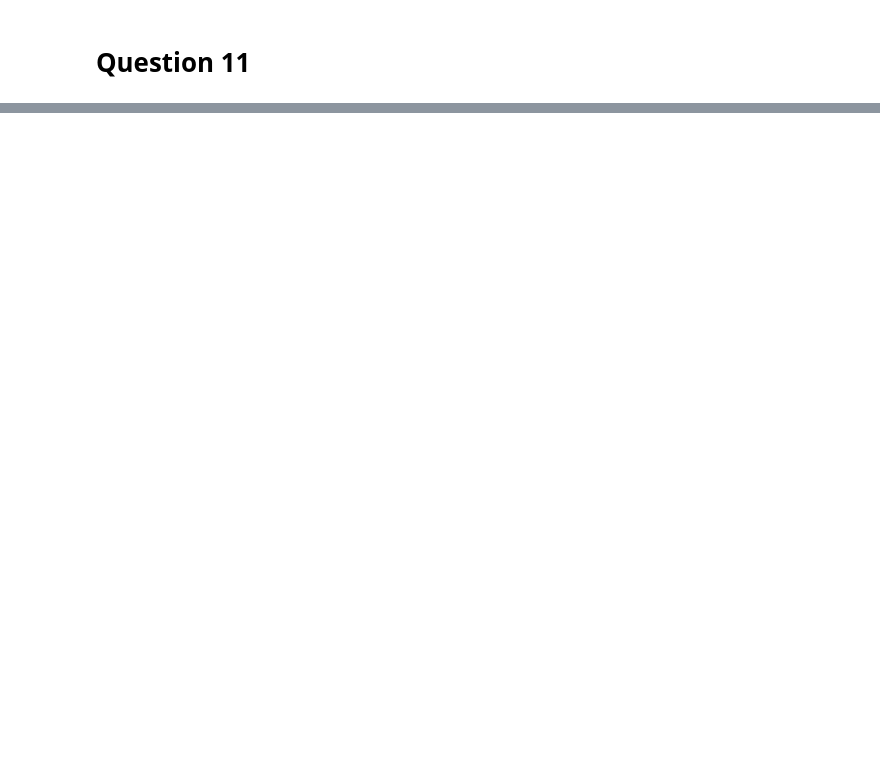
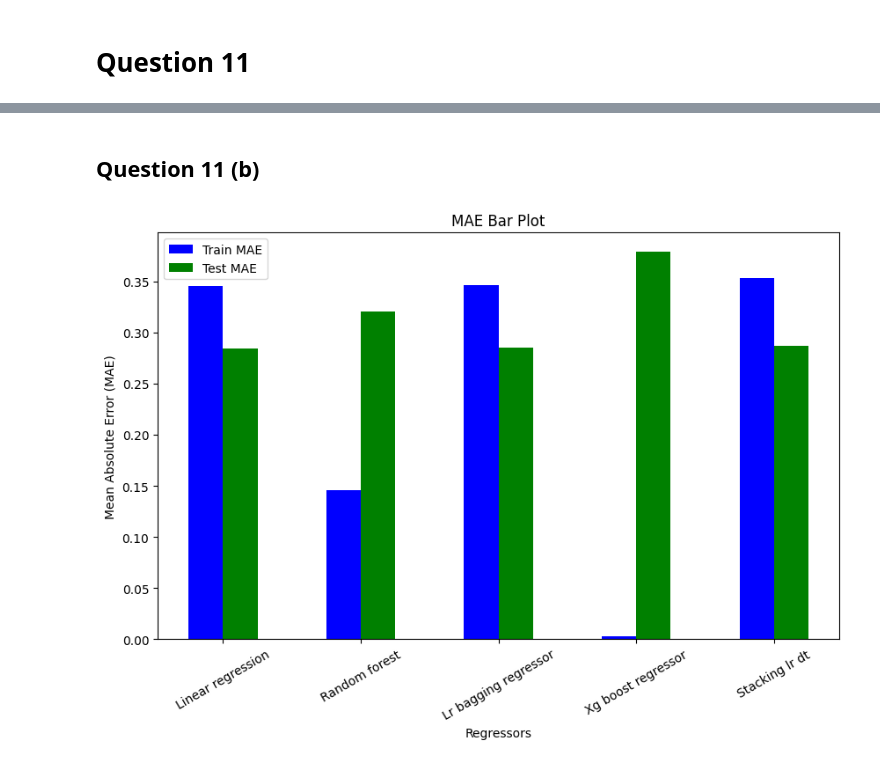
Before and after one commit to skolix15/Machine_Learning_2025, a Jupyter notebook: Exercise_three_(3).ipynb, the cells around one changed output, grey strips where cells are left out. Saved outputs shown, nothing was run; the diff lists cells and outputs as text; code cells hidden in the pictures; blank space fills up the shorter version.

```diff
--- a/Exercise_three_(3).ipynb
+++ b/Exercise_three_(3).ipynb
@@ -192,0 +261,23 @@ print(x_train[0])
+# %% [markdown]
+## Question 11 (b)
+# %%
+# Set model names
+model_names = [model.replace("_", " ").capitalize() for model in models]
+
+x = np.arange(len(model_names))  # Set bar's positions
+
+# Create graph
+width = 0.25 # width for each bar
+plt.figure(figsize=(10, 6))
+plt.bar(x - width/2, mae_train, width, label='Train MAE', color='blue')
+plt.bar(x + width/2, mae_test, width, label='Test MAE', color='green')
+
+# Set Labels
+plt.xlabel("Regressors")
+plt.ylabel("Mean Absolute Error (MAE)")
+plt.title("MAE Bar Plot")
+plt.xticks(x, model_names, rotation=30)
+plt.legend()
+plt.show()
+# %% [output]
+[figure, added]
```
Also changed, not shown: parts of 7 cells of this notebook.
